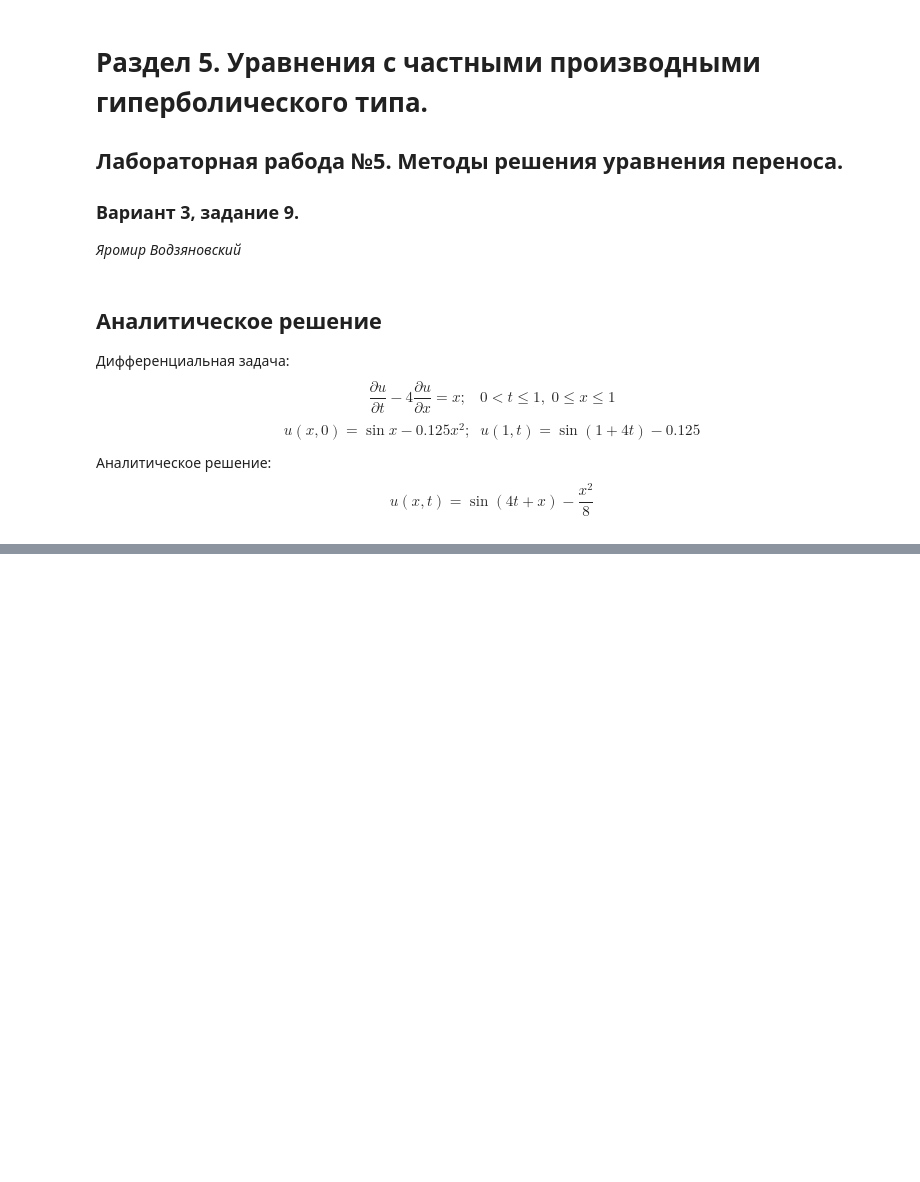
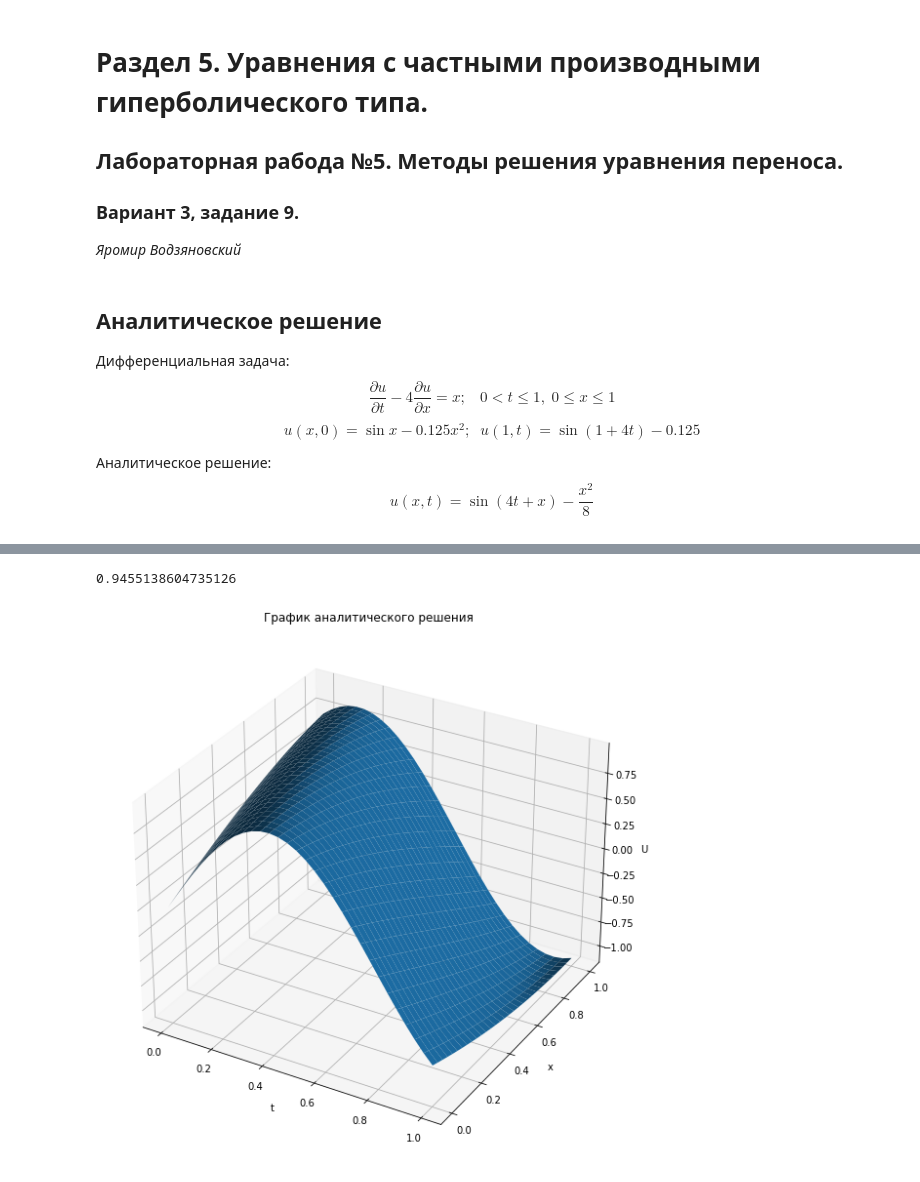
Before and after one commit to yarvod/Comp_math, a Jupyter notebook: 5_lab/5_lab.ipynb, the cells around one changed output, grey strips where cells are left out. Drawn from its saved outputs; the diff is of its cells as text; code cells hidden in the pictures; blank space fills up the shorter version.

```diff
--- a/5_lab/5_lab.ipynb
+++ b/5_lab/5_lab.ipynb
@@ -35,0 +68,7 @@ $$u_L^n = ?,\; n = \overline{1,N}; \;\;\; u_{L-2}^n =?,\; n = \overline{1,N}. $$
+# %%
+U = np.zeros((N+1,L+1))
+U[0] = phi
+# U.reshape(1,121)[::11] = psi
+U.reshape((1,121))[0][10::11] = psi
+U_num = pd.DataFrame(U, columns = x)
+U_num
@@ -35,0 +147,13 @@ $$u_L^n = ?,\; n = \overline{1,N}; \;\;\; u_{L-2}^n =?,\; n = \overline{1,N}. $$
+# %%
+t_a = []
+for i in range(N+1):
+    for j in range(N+1):
+        t_a.append(t[i])
+t_a = np.array(t_a)
+
+x_a = np.array([])
+for i in range(N+1):
+    x_a = np.concatenate((x_a,x))
+
+U_anal = pd.DataFrame(np.vectorize(anal)(x_a,t_a).reshape((N+1,N+1)), columns = x)
+U_anal
@@ -35,0 +173,34 @@ $$u_L^n = ?,\; n = \overline{1,N}; \;\;\; u_{L-2}^n =?,\; n = \overline{1,N}. $$
+# %%
+from scipy.spatial.distance import cosine
+
+cosine(np.vectorize(anal)(x_a,t_a), U.reshape((1,121)))
+# %% [output]
+0.9455138604735126
+# %%
+L = 30
+N = L
+
+x = np.arange(0,1+1/(10*L),1/L)
+t = np.arange(0,1+1/(10*N),1/N)
+
+t_a = []
+for i in range(N+1):
+    for j in range(N+1):
+        t_a.append(t[i])
+t_a = np.array(t_a)
+
+x_a = np.array([])
+for i in range(N+1):
+    x_a = np.concatenate((x_a,x))
+
+fig = plt.figure(figsize = (15,10))
+ax = fig.add_subplot(111, projection='3d')
+xgrid, tgrid = np.meshgrid(x, t)
+ax.plot_surface(tgrid, xgrid, anal(xgrid,tgrid))
+ax.set_zlabel('U')
+ax.set_ylabel('x')
+ax.set_xlabel('t')
+ax.set_title('График аналитического решения')
+plt.savefig('surface.png', dpi=400, quality=100)
+# %% [output]
+[figure, added]
```
Also changed, not shown: parts of 14 cells of this notebook, 2 other files.
